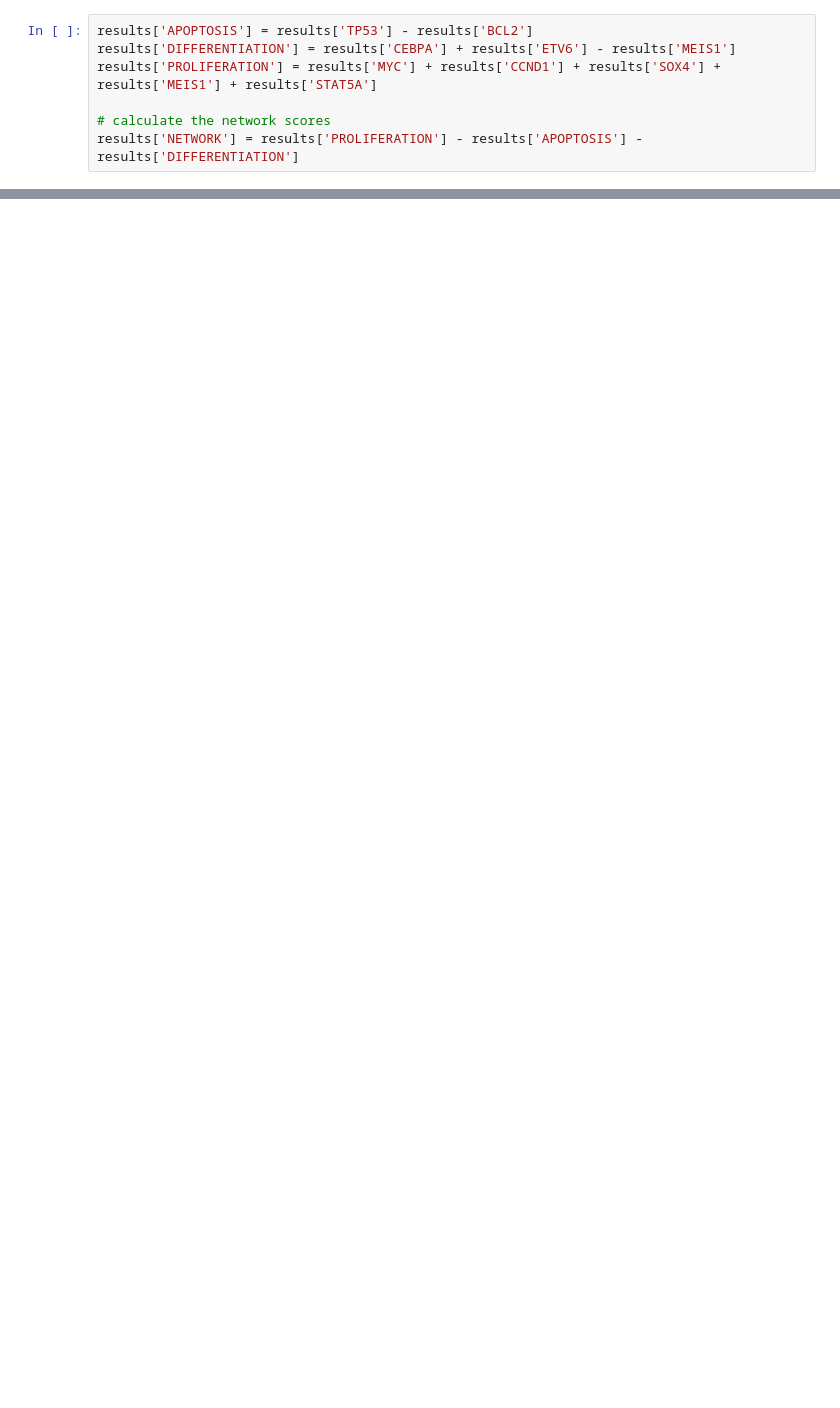
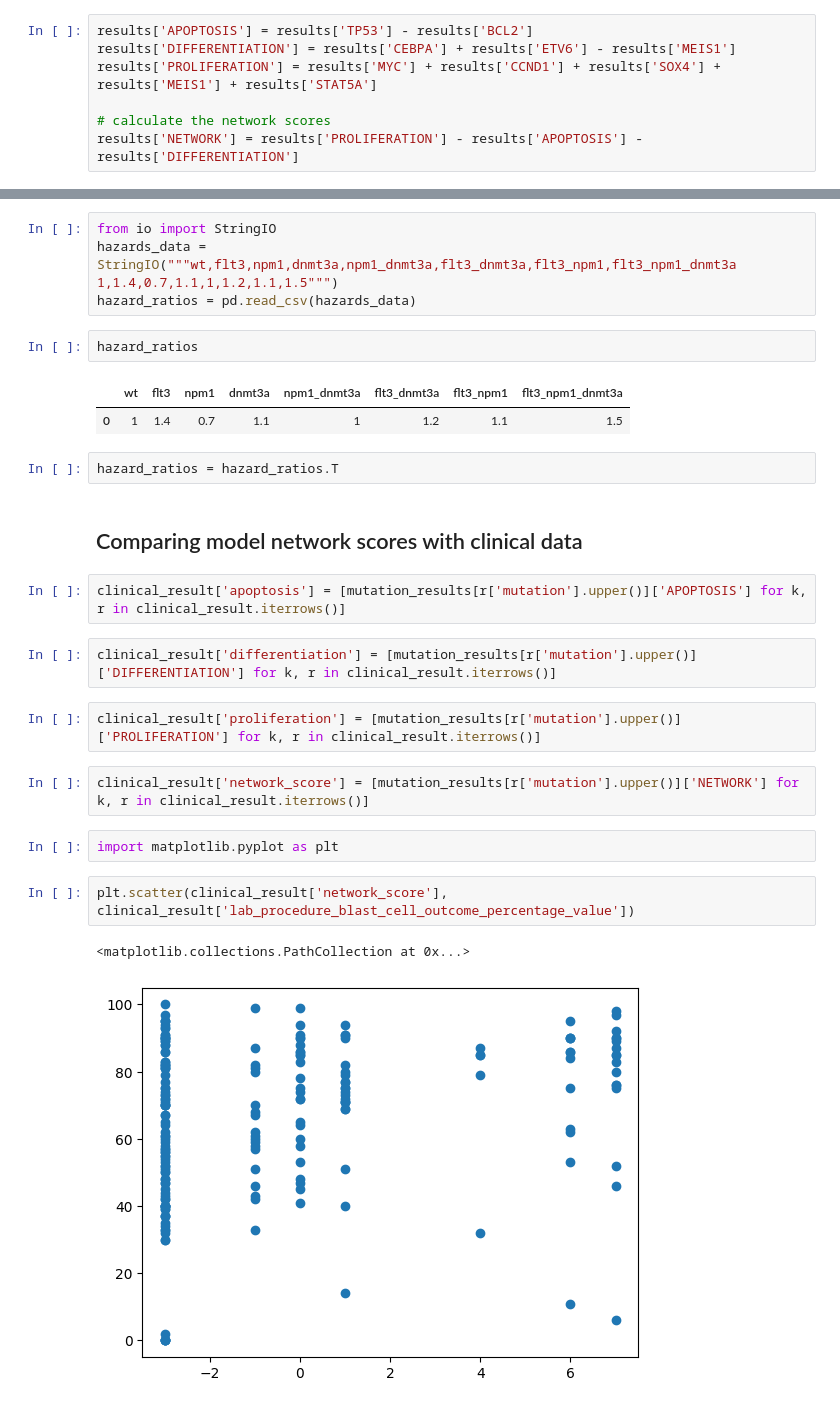
Before and after one commit to IlyaLab/BNMPy, a Jupyter notebook: palma_model_test.ipynb, the cells around one changed output, grey strips where cells are left out. Drawn from its saved outputs; the diff is of its cells as text; blank space fills up the shorter version.

Commit message:
palma model test works

```diff
--- a/palma_model_test.ipynb
+++ b/palma_model_test.ipynb
@@ -72,0 +167,29 @@ print(results['APOPTOSIS'], results['DIFFERENTIATION'], results['PROLIFERATION']
+# %%
+from io import StringIO
+hazards_data = StringIO("""wt,flt3,npm1,dnmt3a,npm1_dnmt3a,flt3_dnmt3a,flt3_npm1,flt3_npm1_dnmt3a
+1,1.4,0.7,1.1,1,1.2,1.1,1.5""")
+hazard_ratios = pd.read_csv(hazards_data)
+# %%
+hazard_ratios
+# %% [output]
+|  | wt | flt3 | npm1 | dnmt3a | npm1_dnmt3a | flt3_dnmt3a | flt3_npm1 | flt3_npm1_dnmt3a |
+| 0 | 1 | 1.4 | 0.7 | 1.1 | 1 | 1.2 | 1.1 | 1.5 |
+# %%
+hazard_ratios = hazard_ratios.T
+# %% [markdown]
+## Comparing model network scores with clinical data
+# %%
+clinical_result['apoptosis'] = [mutation_results[r['mutation'].upper()]['APOPTOSIS'] for k, r in clinical_result.iterrows()]
+# %%
+clinical_result['differentiation'] = [mutation_results[r['mutation'].upper()]['DIFFERENTIATION'] for k, r in clinical_result.iterrows()]
+# %%
+clinical_result['proliferation'] = [mutation_results[r['mutation'].upper()]['PROLIFERATION'] for k, r in clinical_result.iterrows()]
+# %%
+clinical_result['network_score'] = [mutation_results[r['mutation'].upper()]['NETWORK'] for k, r in clinical_result.iterrows()]
+# %%
+import matplotlib.pyplot as plt
+# %%
+plt.scatter(clinical_result['network_score'], clinical_result['lab_procedure_blast_cell_outcome_percentage_value'])
+# %% [output]
+<matplotlib.collections.PathCollection at 0x...>
+[figure, added]
```
Also changed, not shown: parts of 28 cells of this notebook, 1 other file.
